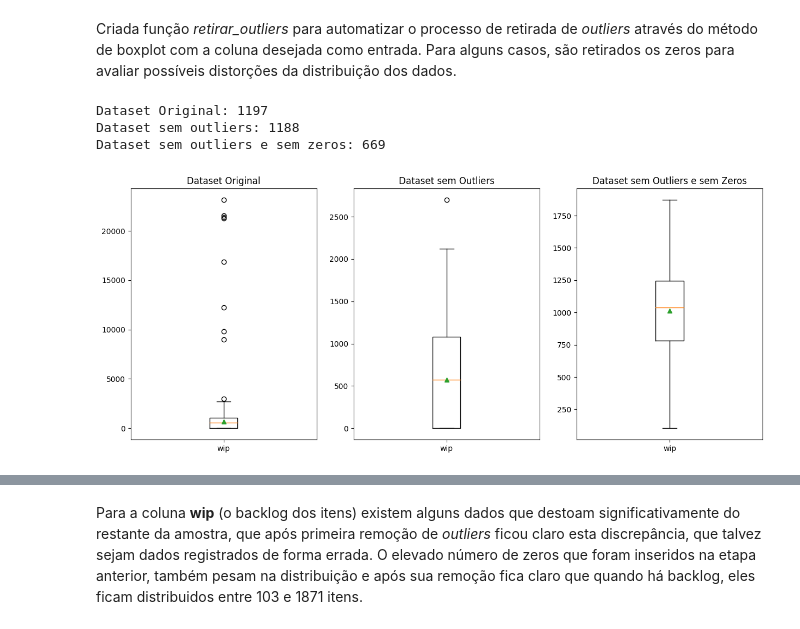
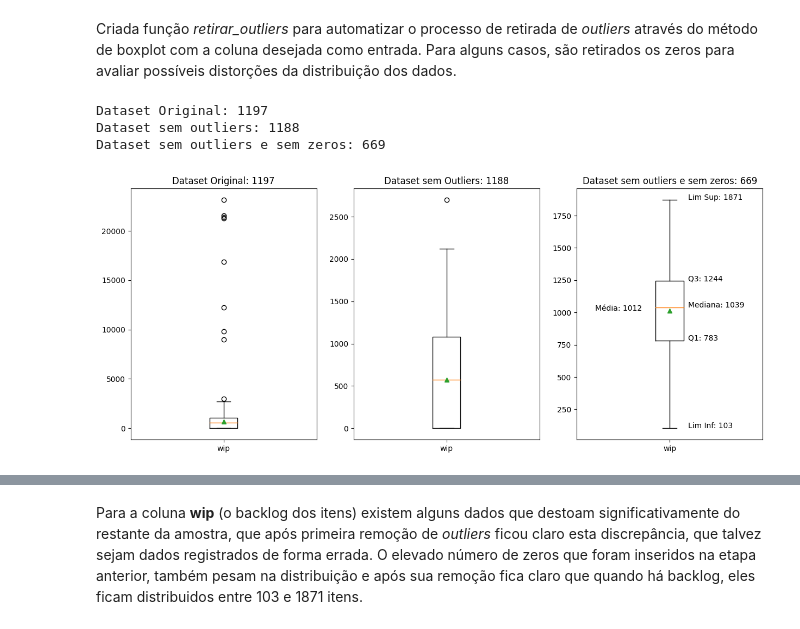
Before and after one commit to thiagocquinto/datascience, a Jupyter notebook: MVP1_Thiago_Quinto.ipynb, the cells around one changed output, grey strips where cells are left out. Drawn from its saved outputs; the diff is of its cells as text; code cells hidden in the pictures.

```diff
--- a/MVP1_Thiago_Quinto.ipynb
+++ b/MVP1_Thiago_Quinto.ipynb
@@ -360,34 +360,41 @@ coluna='wip'
 
 # utiliza a função retirar_outliers usando o argumento do dataset e a coluna selecionada
 dataset_wip_sem_outliers=retirar_outliers(dataset,coluna)
 
 # utiliza a função retirar_outliers usando o argumento do dataset filtrado sem os zeros e a coluna selecionada
 dataset_wip_sem_outliers_zeros=retirar_outliers(dataset[dataset[coluna]>0],coluna)
+dados_coluna=dataset_wip_sem_outliers_zeros[coluna]
 
 # cria 3 subplots: Dataset Original, Dataset sem Outliers e Dataset sem Outliers e sem Zeros
 fig, axes=plt.subplots(nrows=1, ncols=3,figsize=(15,6))
 
 # plota o boxplot no primeiro gráfico - detalhe que a média foi incluida
 axes[0].boxplot(dataset[coluna], showmeans=True);
-axes[0].set_title('Dataset Original');
+axes[0].set_title('Dataset Original: '+str(dataset[coluna].count()));
 axes[0].set_xticklabels([coluna]);
 
 # plota o boxplot no segundo gráfico - detalhe que a média foi incluida
 axes[1].boxplot(dataset_wip_sem_outliers[coluna], showmeans=True);
-axes[1].set_title('Dataset sem Outliers');
+axes[1].set_title('Dataset sem Outliers: '+str(dataset_wip_sem_outliers[coluna].count()));
 axes[1].set_xticklabels([coluna]);
 
 # plota o boxplot no terceiro gráfico - detalhe que a média foi incluida
 axes[2].boxplot(dataset_wip_sem_outliers_zeros[coluna], showmeans=True);
 axes[2].set_xticklabels([coluna]);
-axes[2].set_title('Dataset sem Outliers e sem Zeros');
+axes[2].set_title("Dataset sem outliers e sem zeros: "+str(dados_coluna.count()));
+axes[2].text(1.1,dados_coluna.max()*1.,'Lim Sup: %1.f'% dados_coluna.max())
+axes[2].text(1.1,dados_coluna.quantile(0.75),'Q3: %1.f'% dados_coluna.quantile(0.75))
+axes[2].text(1.1,dados_coluna.quantile(0.5),'Mediana: %1.f'% dados_coluna.quantile(0.5))
+axes[2].text(0.6,dados_coluna.mean()*1.,'Média: %1.f'% dados_coluna.mean())
+axes[2].text(1.1,dados_coluna.quantile(0.25),'Q1: %1.f'% dados_coluna.quantile(0.25))
+axes[2].text(1.1,dados_coluna.min()*1.,'Lim Inf: %1.f'% dados_coluna.min())
 
 # Fazer a contagem de dados
 print("Dataset Original: "+str(dataset[coluna].count()))
 print("Dataset sem outliers: "+str(dataset_wip_sem_outliers[coluna].count()))
 print("Dataset sem outliers e sem zeros: "+str(dataset_wip_sem_outliers_zeros[coluna].count()))
 # %% [output]
 Dataset Original: 1197
 Dataset sem outliers: 1188
 Dataset sem outliers e sem zeros: 669
-[figure, old version]
+[figure, new version]
```
Also changed, not shown: parts of 7 cells of this notebook.
